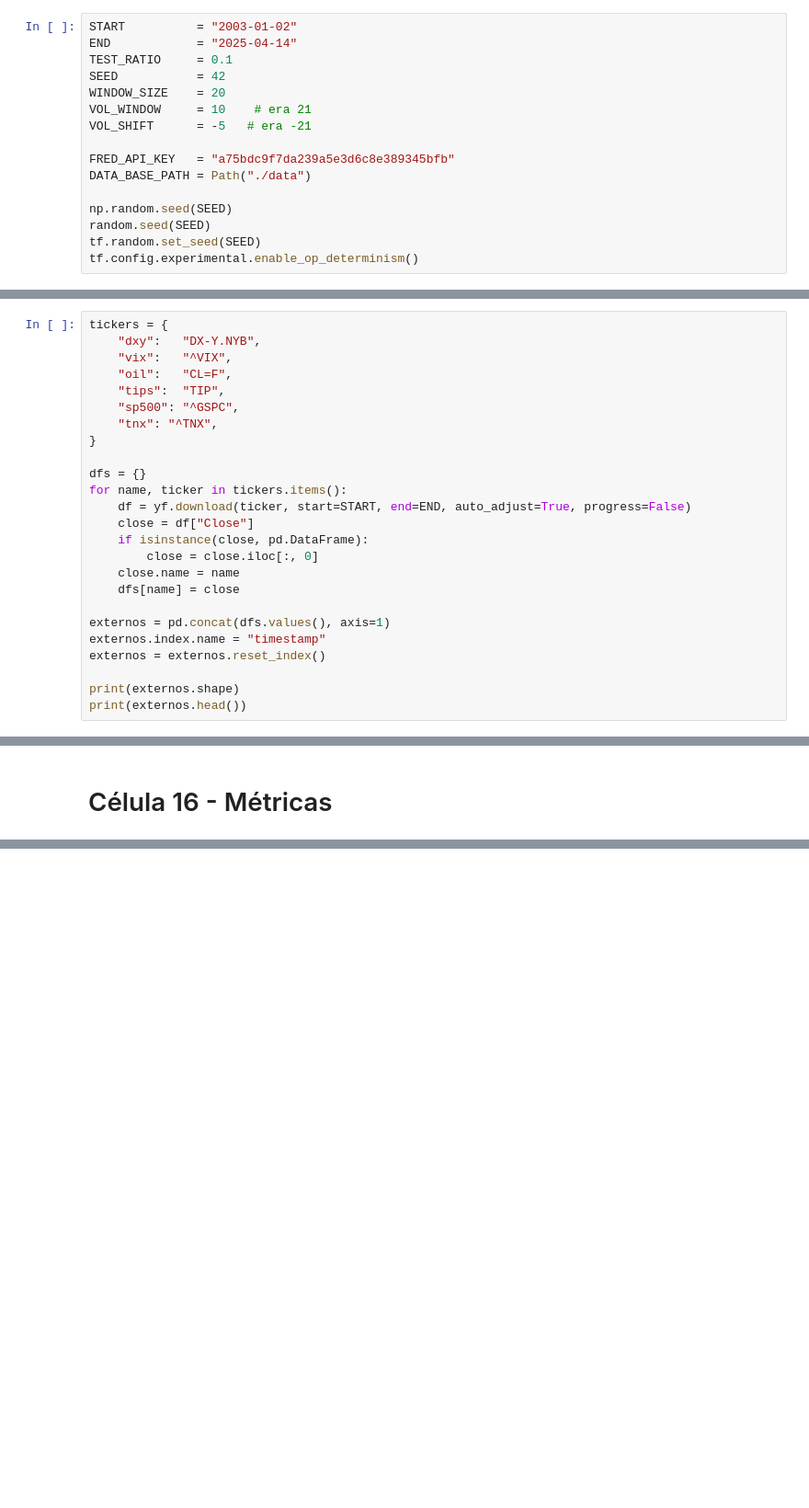
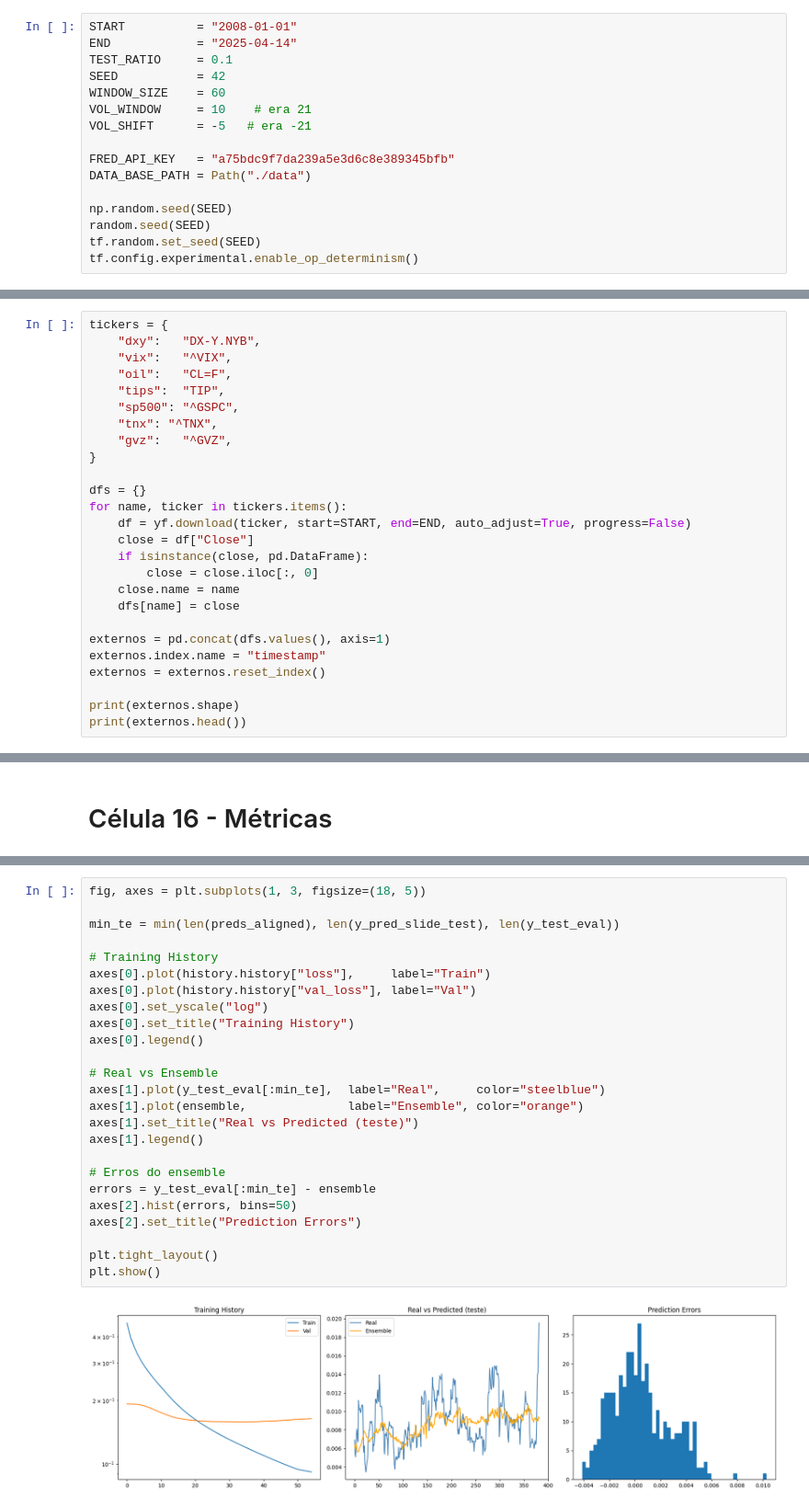
Before and after one commit to JoseEdSouza/gold-forecast, a Jupyter notebook: gold/cnn copy.ipynb, the cells around one changed output, grey strips where cells are left out. Shown at 92% size. Cells and saved outputs as stored; diff of their text form; blank space fills up the shorter version.

Commit message:
feat: adding ensemble

```diff
--- a/gold/cnn copy.ipynb
+++ b/gold/cnn copy.ipynb
@@ -26,11 +40,11 @@ from arch import arch_model
 # %% [markdown]
 # Célula 2 — Constantes
 # %%
-START          = "2003-01-02"
+START          = "2008-01-01"
 END            = "2025-04-14"
 TEST_RATIO     = 0.1
 SEED           = 42
-WINDOW_SIZE    = 20
+WINDOW_SIZE    = 60
 VOL_WINDOW     = 10    # era 21
 VOL_SHIFT      = -5   # era -21
 
@@ -160,6 +174,7 @@ tickers = {
     "tips":  "TIP",
     "sp500": "^GSPC",
     "tnx": "^TNX",
+    "gvz":   "^GVZ",
 }
 
 dfs = {}
@@ -878,0 +1100,27 @@ GARCH R² no teste: 0.009778629629408453
+# %%
+fig, axes = plt.subplots(1, 3, figsize=(18, 5))
+
+min_te = min(len(preds_aligned), len(y_pred_slide_test), len(y_test_eval))
+
+# Training History
+axes[0].plot(history.history["loss"],     label="Train")
+axes[0].plot(history.history["val_loss"], label="Val")
+axes[0].set_yscale("log")
+axes[0].set_title("Training History")
+axes[0].legend()
+
+# Real vs Ensemble
+axes[1].plot(y_test_eval[:min_te],  label="Real",     color="steelblue")
+axes[1].plot(ensemble,              label="Ensemble", color="orange")
+axes[1].set_title("Real vs Predicted (teste)")
+axes[1].legend()
+
+# Erros do ensemble
+errors = y_test_eval[:min_te] - ensemble
+axes[2].hist(errors, bins=50)
+axes[2].set_title("Prediction Errors")
+
+plt.tight_layout()
+plt.show()
+# %% [output]
+[figure, added]
```
Also changed, not shown: parts of 42 cells of this notebook, 1 other file.
